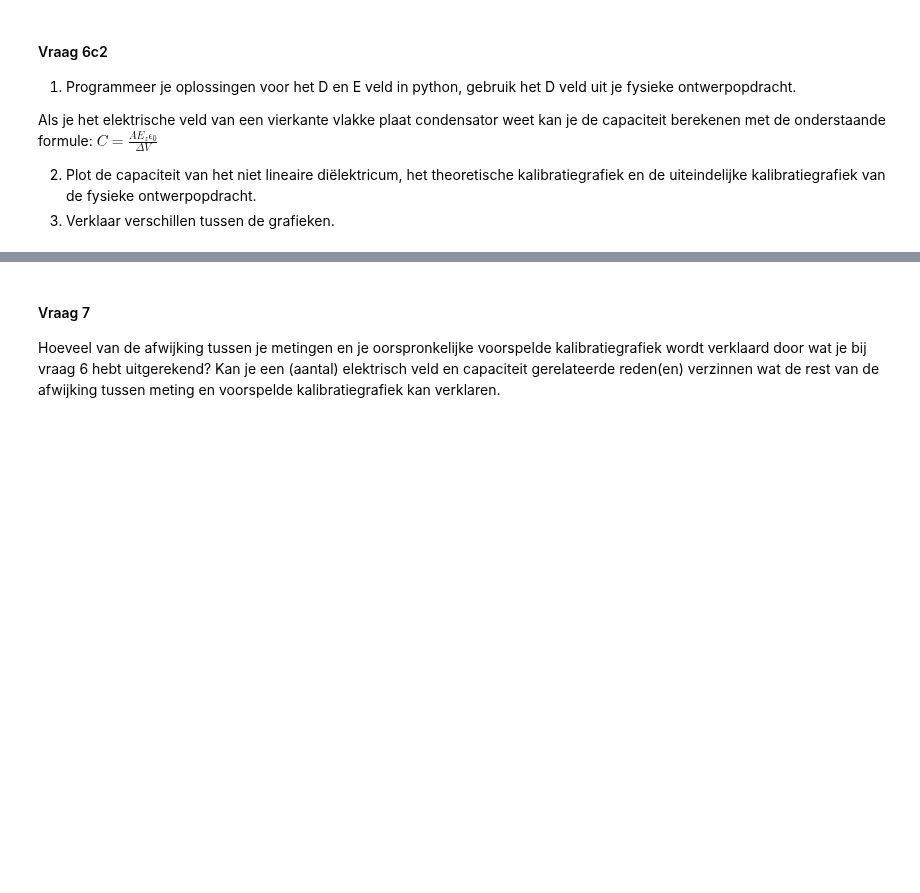
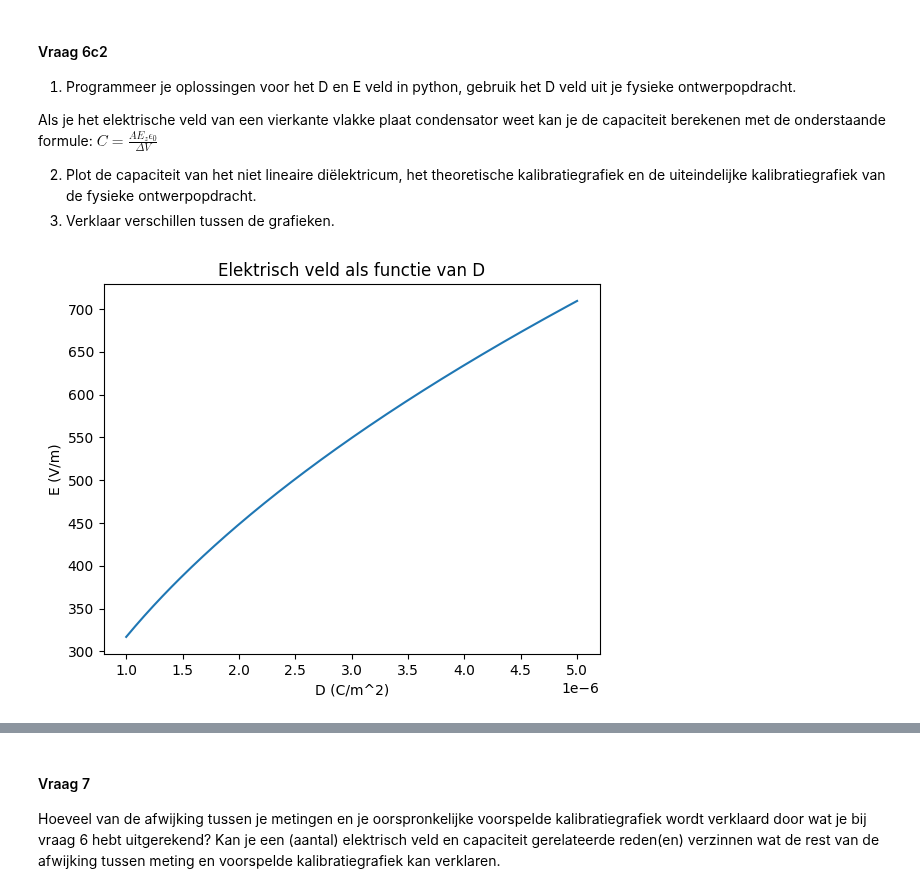
Before and after one commit to WouterAlejandro/opdrachten-DEF-D, a Jupyter notebook: DigitaleOntwerpopdrachten/1CondensatorOpdracht/CondensatorOntwerpopdracht.ipynb, the cells around one changed output, grey strips where cells are left out. Drawn from its saved outputs; the diff is of its cells as text; code cells hidden in the pictures; blank space fills up the shorter version.

```diff
--- a/DigitaleOntwerpopdrachten/1CondensatorOpdracht/CondensatorOntwerpopdracht.ipynb
+++ b/DigitaleOntwerpopdrachten/1CondensatorOpdracht/CondensatorOntwerpopdracht.ipynb
@@ -1282,3 +1341,23 @@ E_z \epsilon_0}{\Delta V}$
  # Pas deze code aan zodat jouw opstelling doorgerekend wordt
 def E_condensator(x1, x2, D):
     return None
+# %%
+epsilon_0 = 8.854e-12
+
+# Materiaalconstanten (voorbeeld: spons)
+chi1 = 0.5
+chi2 = 1.12   # gegeven in tabel
+
+# D-veld (uit fysieke ontwerpopdracht)
+D = np.linspace(1e-6, 5e-6, 200)
+
+# Analytische oplossing voor E(D)
+E = (-(1+chi1) + np.sqrt((1+chi1)**2 + 4*chi2*D/epsilon_0)) / (2*chi2)
+
+plt.plot(D, E)
+plt.xlabel("D (C/m^2)")
+plt.ylabel("E (V/m)")
+plt.title("Elektrisch veld als functie van D")
+plt.show()
+# %% [output]
+[figure, added]
```
Also changed, not shown: parts of 8 cells of this notebook.
